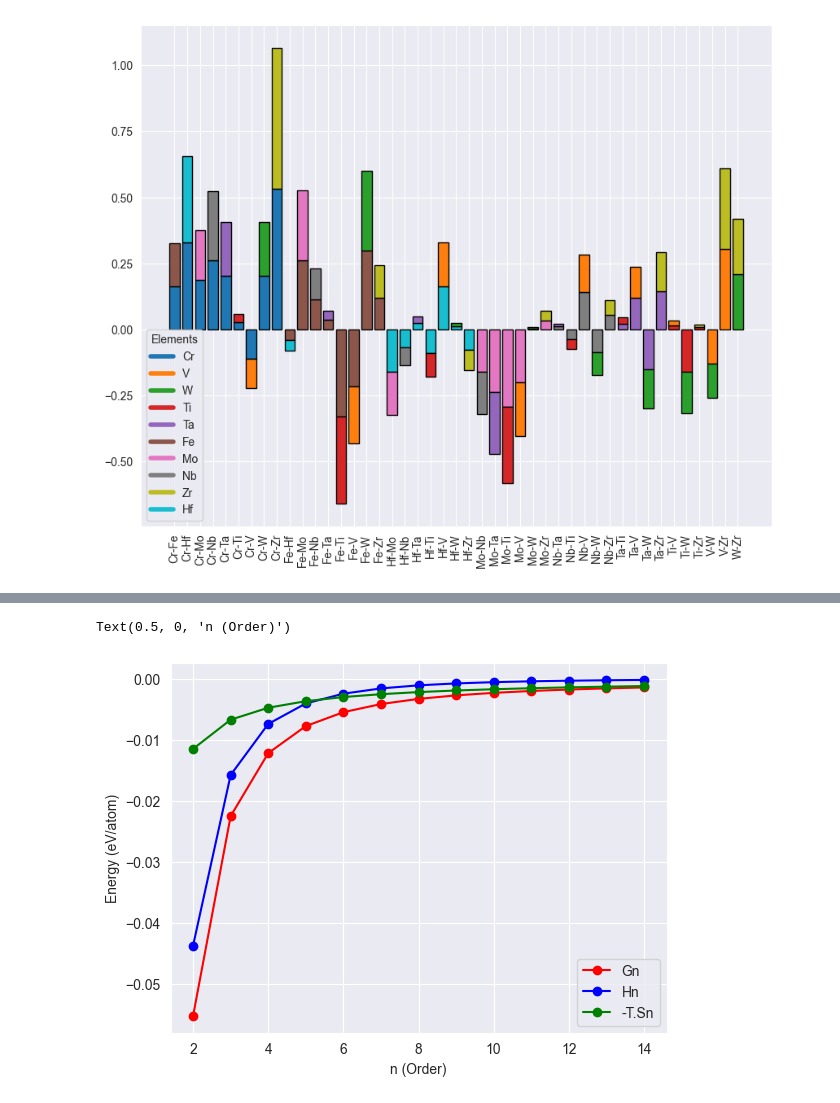
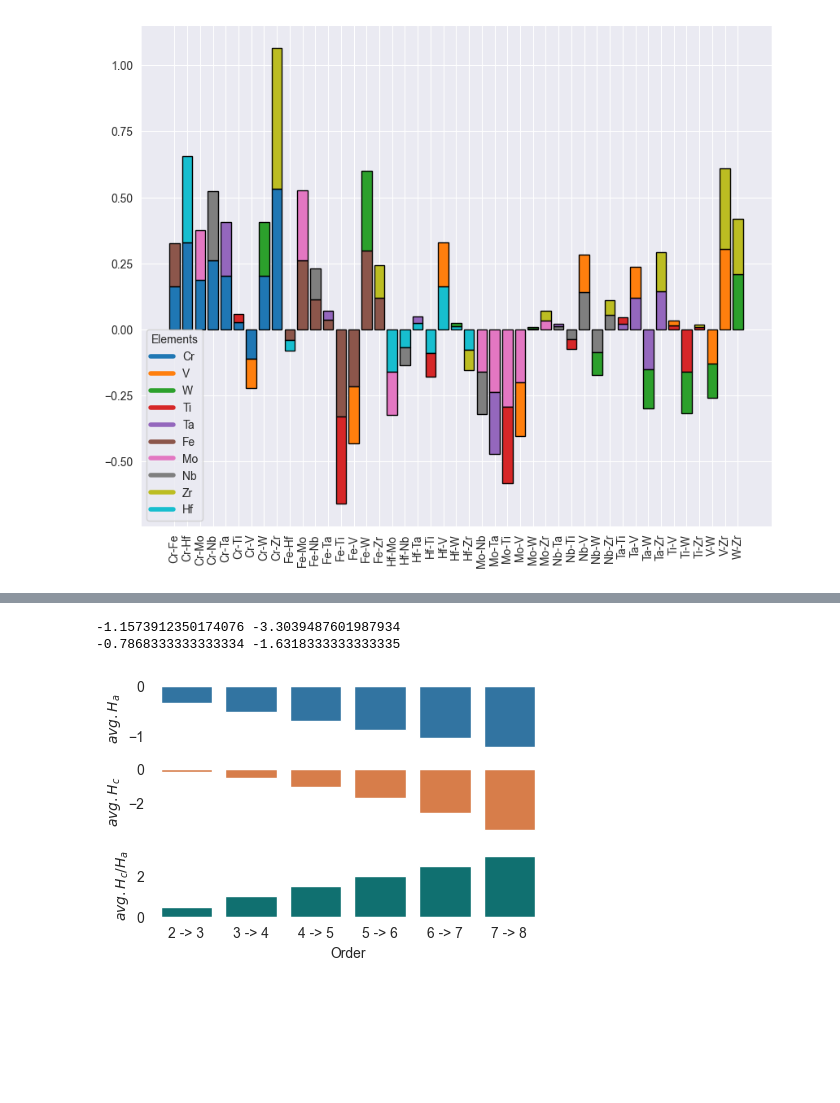
Before and after one commit to Pravanop/mixing-enthalpy, a Jupyter notebook: far_heaa/src/far_heaa/high_throughput/ha_hc.ipynb, the cells around one changed output, grey strips where cells are left out. Cells and saved outputs as stored; diff of their text form; code cells hidden in the pictures; blank space fills up the shorter version.

```diff
--- a/far_heaa/src/far_heaa/high_throughput/ha_hc.ipynb
+++ b/far_heaa/src/far_heaa/high_throughput/ha_hc.ipynb
@@ -101,20 +156,42 @@ print(satisfy, total, ha_total/total)
-# %%
-n = np.array(list(range(2, 15)))
-ha = -0.35 #average found across
-hc = -0.5*ha
-delta_hn = 1/(n*(n+1))**2
-delta_hn *= ((-2*n-1)*hc + n*ha)
-delta_sn = 8.314e-5*np.log(n/(n-1))
-T = 200
-delta_gn = delta_hn - T*delta_sn
-
-
-plt.plot(n, delta_gn, c = 'red', marker = 'o')
-plt.plot(n, delta_hn, c = 'blue', marker = 'o')
-plt.plot(n, -T*delta_sn, c = 'green', marker = 'o')
-plt.legend(['Gn','Hn','-T.Sn'])
-plt.ylabel('Energy (eV/atom)')
-plt.xlabel('n (Order)')
-# %% [output]
-Text(0.5, 0, 'n (Order)')
-[figure, removed]
+# %%
+x = [f'{i} -> {i+1}' for i in range(2, 8)]
+# y_values = [0.56, 0.64, 0.66, 0.66, 0.66, 0.66]
+ha = np.array([-0.350, -0.525, -0.70, -0.876, -1.05, -1.22])
+hc = np.array([-0.170, -0.525, -1.05, -1.75, -2.626, -3.67])
+total = np.array([36540, 365400, 2137590, 10687950, 42751800, 140470200])
+print(np.sum(ha*total)/196412940, np.sum(hc*total)/196412940 )
+print(np.mean(ha), np.mean(hc) )
+# plt.bar(x, y_values)
+# plt.axhline(y=0.66, c = 'black')
+
+fig, ax = plt.subplots(3, 1, sharex=True, figsize=(5
+                                                   , 3))
+
+# Ensure white background for the figure and axes
+fig.patch.set_facecolor('white')
+for a in ax:
+    a.set_facecolor('white')
+
+# Plot data
+sns.barplot(x=x, y=ha, ax=ax[0], color="#1f77b4")  # Default Seaborn blue
+sns.barplot(x=x, y=hc, ax=ax[1], color="#EE7733")  # Orange
+sns.barplot(x=x, y=[i / j for i, j in zip(hc, ha)], ax=ax[2], color="#008080")  # Teal
+
+# Set labels
+ax[0].set_ylabel('$avg. H_a$')
+ax[1].set_ylabel('$avg. H_c$')
+ax[2].set_ylabel('$avg. H_c/H_a$')
+ax[2].set_xticks(x)
+plt.xlabel('Order')
+
+# Adjust spacing
+plt.subplots_adjust(hspace=0.3, wspace=0.0)
+
+# Save the plot
+plt.savefig('./sampling.png', facecolor='white', bbox_inches='tight')
+
+plt.show()
+# %% [output]
+-1.1573912350174076 -3.3039487601987934
+-0.7868333333333334 -1.6318333333333335
+[figure, added]
```
Also changed, not shown: parts of 5 cells of this notebook, 5 other files.
